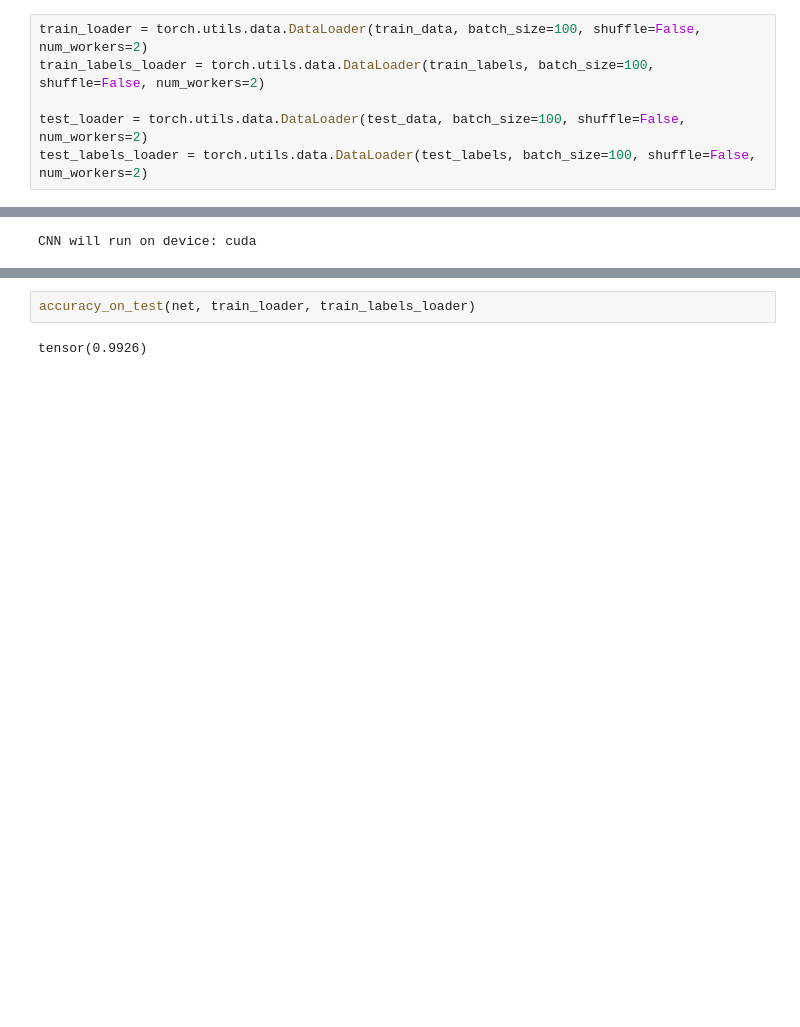
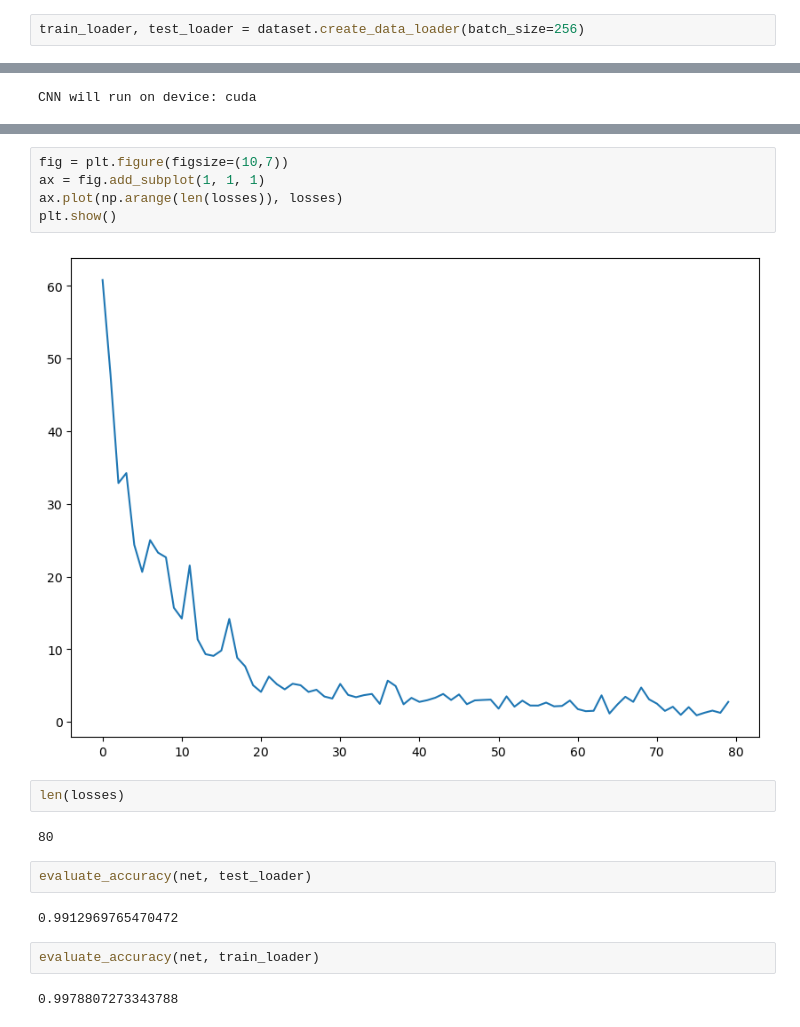
Before and after one commit to Sholtan/TAIGA_CNN, a Jupyter notebook: test.ipynb, the cells around one changed output, grey strips where cells are left out. Saved outputs shown, nothing was run; the diff lists cells and outputs as text; blank space fills up the shorter version.

```diff
--- a/test.ipynb
+++ b/test.ipynb
@@ -51,6 +43,2 @@ test_labels = input_labels[train_portion:-1]
 # %%
-train_loader = torch.utils.data.DataLoader(train_data, batch_size=100, shuffle=False, num_workers=2)
-train_labels_loader = torch.utils.data.DataLoader(train_labels, batch_size=100, shuffle=False, num_workers=2)
-
-test_loader = torch.utils.data.DataLoader(test_data, batch_size=100, shuffle=False, num_workers=2)
-test_labels_loader = torch.utils.data.DataLoader(test_labels, batch_size=100, shuffle=False, num_workers=2)
+train_loader, test_loader = dataset.create_data_loader(batch_size=256)
@@ -141,4 +114,19 @@ print('Обучение закончено')
+# %%
+fig = plt.figure(figsize=(10,7))
+ax = fig.add_subplot(1, 1, 1)
+ax.plot(np.arange(len(losses)), losses)
+plt.show()
+# %% [output]
+[figure, added]
+# %%
+len(losses)
+# %% [output]
+80
 # %%
-accuracy_on_test(net, train_loader, train_labels_loader)
+evaluate_accuracy(net, test_loader)
 # %% [output]
-tensor(0.9926)
+0.9912969765470472
+# %%
+evaluate_accuracy(net, train_loader)
+# %% [output]
+0.9978807273343788
```
Also changed, not shown: parts of 11 cells of this notebook, 2 other files.
